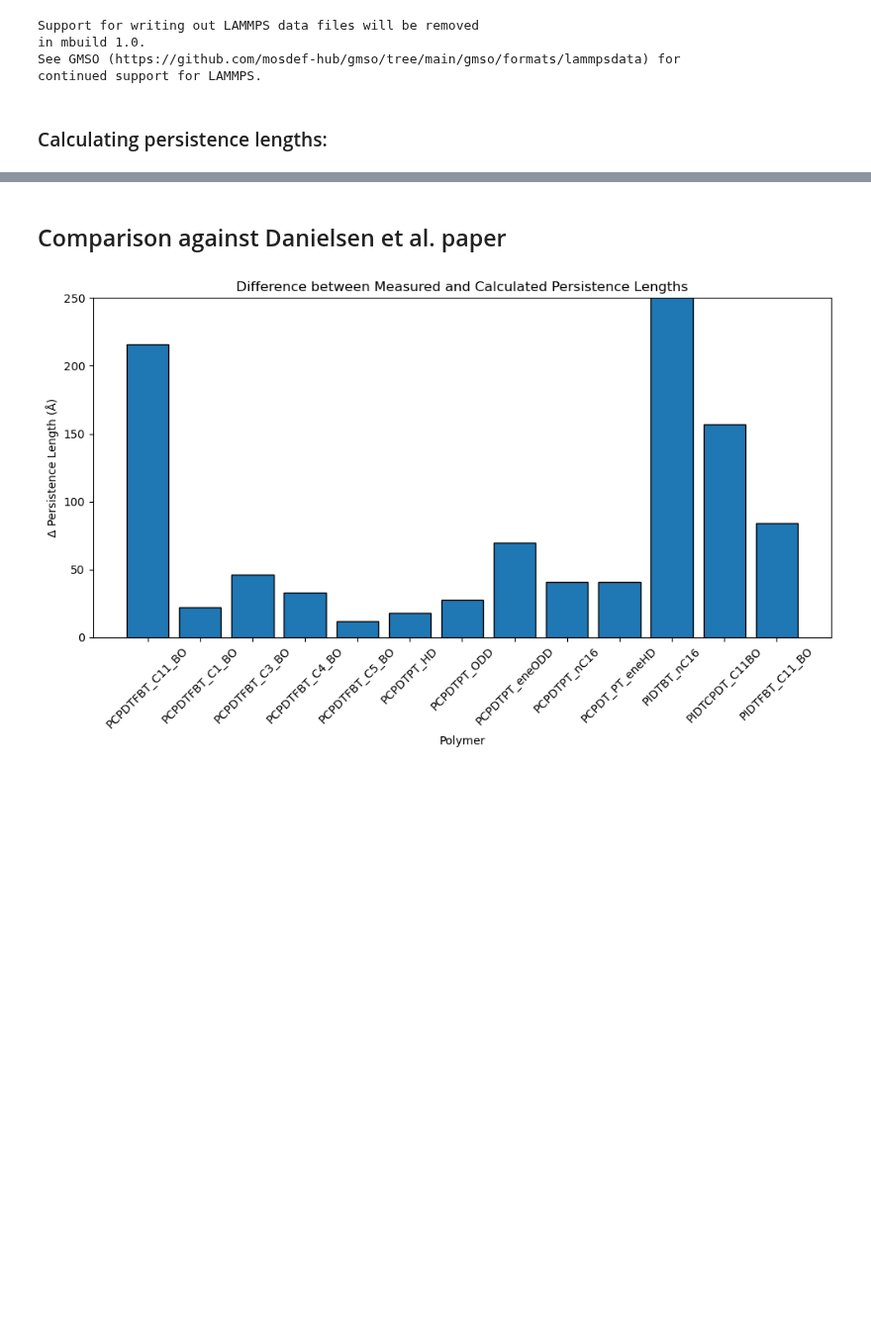
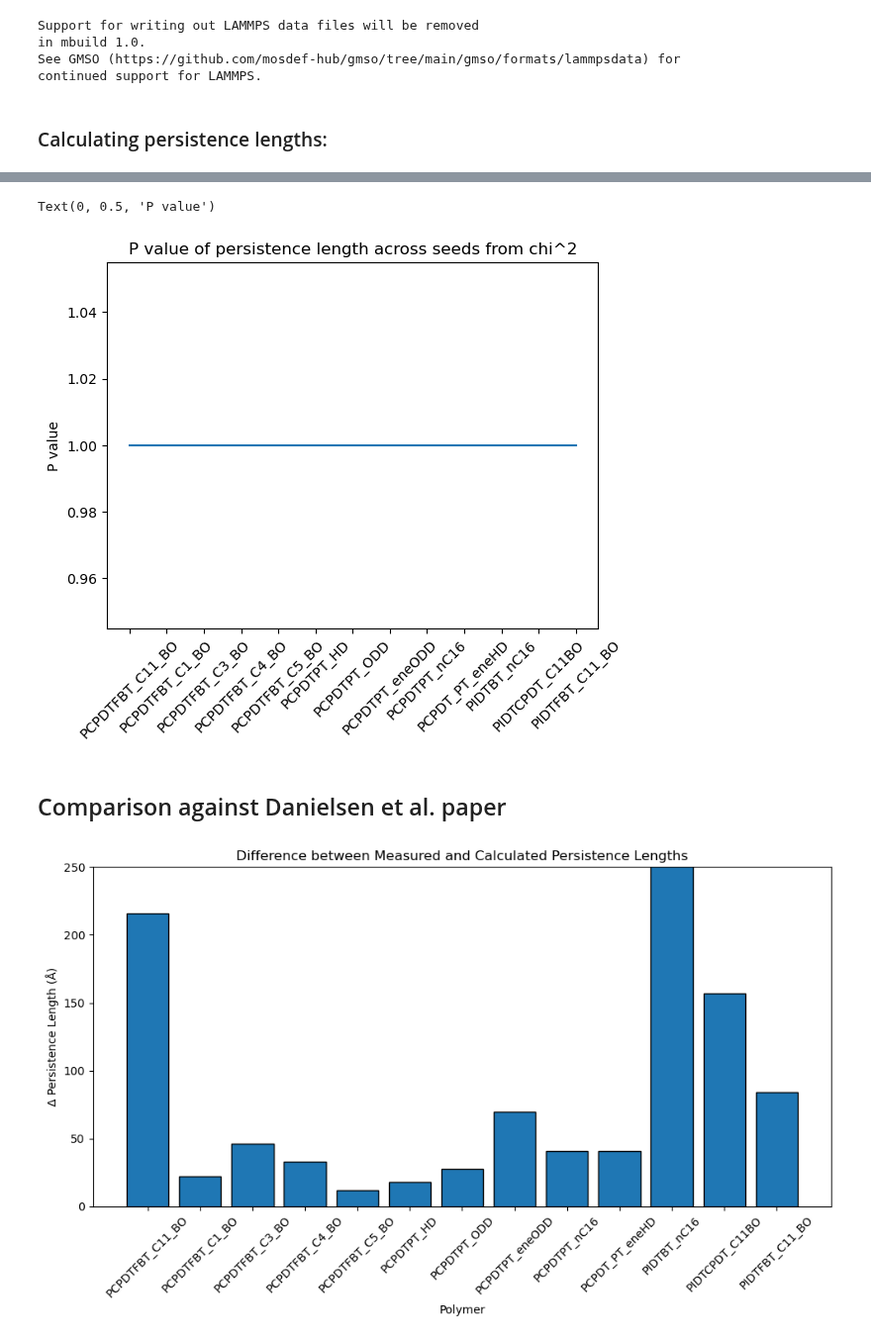
Before and after one commit to cmelab/pl-validation, a Jupyter notebook: data_analysis.ipynb, the cells around one changed output, grey strips where cells are left out. Shown at 99% size. Saved outputs shown, nothing was run; the diff lists cells and outputs as text; code cells hidden in the pictures; blank space fills up the shorter version.

```diff
--- a/data_analysis.ipynb
+++ b/data_analysis.ipynb
@@ -75,3 +96,18 @@ plt.legend(seeds, title="Seed", loc="upper left", bbox_to_anchor=(1, 1))
+# %%
+independence = []
+for i in range(len(key_list)):
+    chi2_statistic, p_value, dof, expected_frequencies = chi2_contingency(copy[i])
+    independence.append(p_value)
+# %%
+x = list(range(len(independence)))
+# %%
+plt.plot(independence)
+plt.xticks(ticks=x, labels=key_list, rotation=45)
+plt.title("P value of persistence length across seeds from chi^2")
+plt.ylabel("P value")
+# %% [output]
+Text(0, 0.5, 'P value')
+[figure, added]
 # %% [markdown]
 ## Comparison against Danielsen et al. paper
 # %%
```
Also changed, not shown: parts of 11 cells of this notebook, 2 other files.
